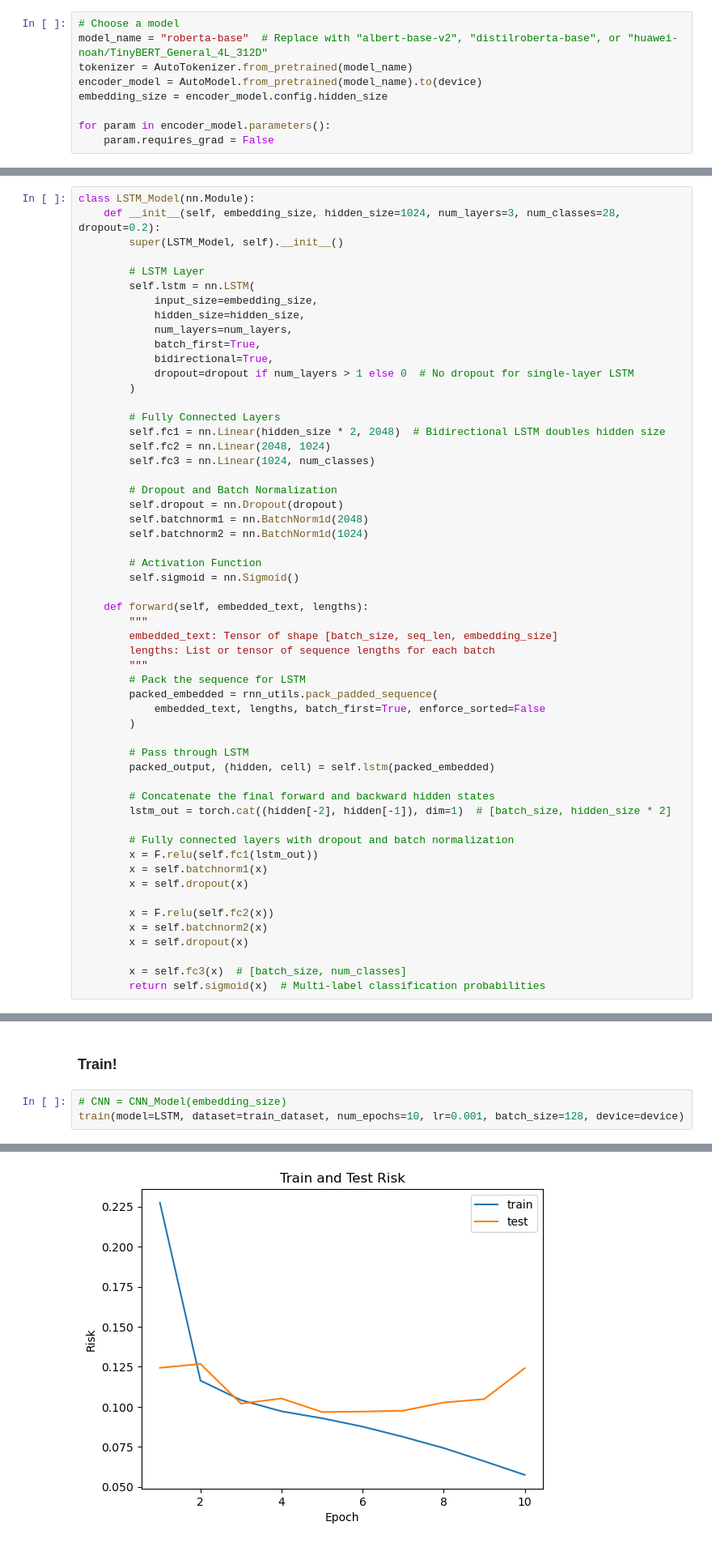
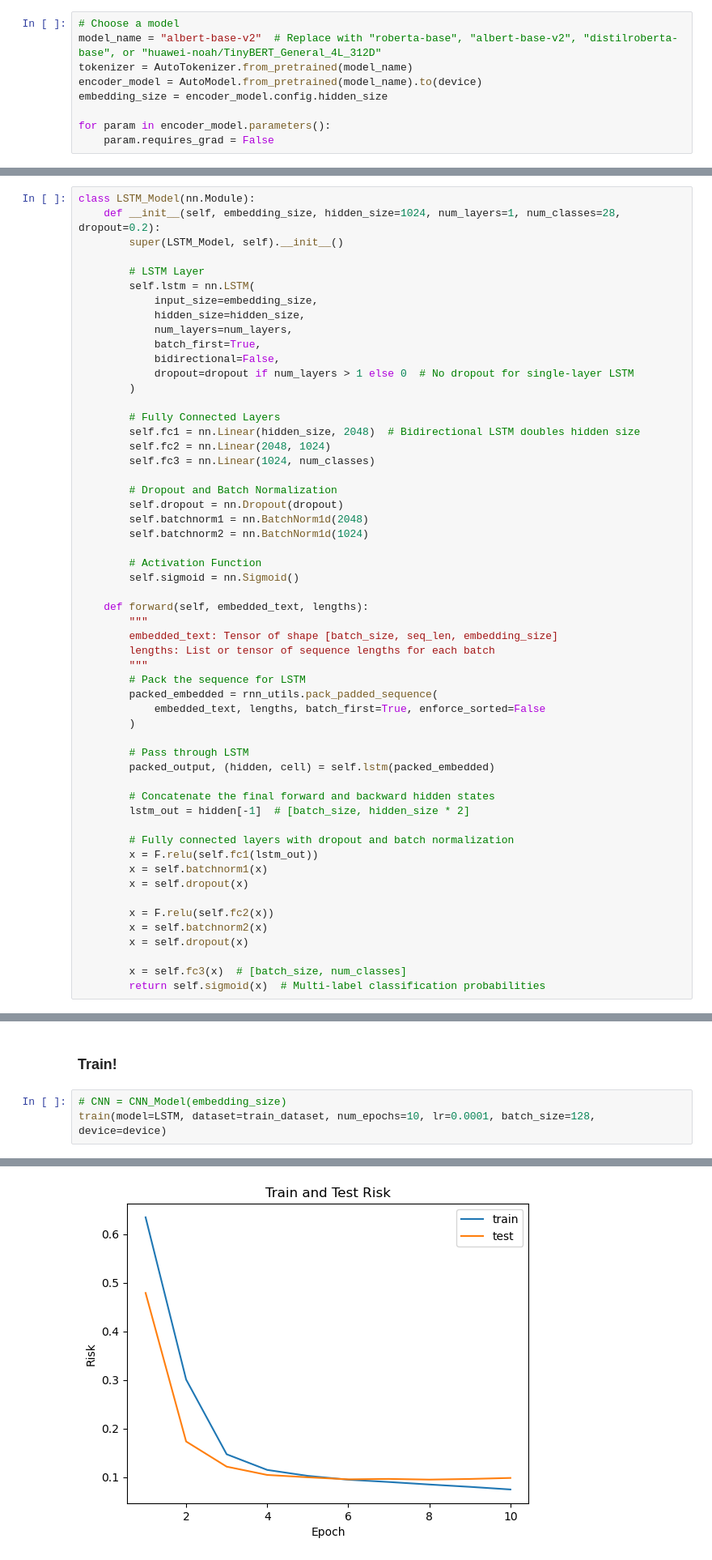
Before and after one commit to ZixiQu/SentiMind, a Jupyter notebook: source/SentiMindRNN.ipynb, the cells around one changed output, grey strips where cells are left out. Shown at 81% size. Drawn from its saved outputs; the diff is of its cells as text.

Commit message:
Update to one-directional LSTM

```diff
--- a/source/SentiMindRNN.ipynb
+++ b/source/SentiMindRNN.ipynb
@@ -77,7 +77,7 @@ cuda
 ##### Step 1 and 2: Tokenizing the input, use one of the pretrained encoder transformer from hugging face to process the embedding, make it context aware to increase accuracy.
 # %%
 # Choose a model
-model_name = "roberta-base"  # Replace with "albert-base-v2", "distilroberta-base", or "huawei-noah/TinyBERT_General_4L_312D"
+model_name = "albert-base-v2"  # Replace with "roberta-base", "albert-base-v2", "distilroberta-base", or "huawei-noah/TinyBERT_General_4L_312D"
 tokenizer = AutoTokenizer.from_pretrained(model_name)
 encoder_model = AutoModel.from_pretrained(model_name).to(device)
 embedding_size = encoder_model.config.hidden_size
@@ -111,7 +108,7 @@ Shape of lengths: torch.Size([2])
 ### Step 3: pass the context aware embedding to multiple layers of CNN
 # %%
 class LSTM_Model(nn.Module):
-    def __init__(self, embedding_size, hidden_size=1024, num_layers=3, num_classes=28, dropout=0.2):
+    def __init__(self, embedding_size, hidden_size=1024, num_layers=1, num_classes=28, dropout=0.2):
         super(LSTM_Model, self).__init__()
 
         # LSTM Layer
@@ -120,12 +117,12 @@ class LSTM_Model(nn.Module):
             hidden_size=hidden_size,
             num_layers=num_layers,
             batch_first=True,
-            bidirectional=True,
+            bidirectional=False,
             dropout=dropout if num_layers > 1 else 0  # No dropout for single-layer LSTM
         )
 
         # Fully Connected Layers
-        self.fc1 = nn.Linear(hidden_size * 2, 2048)  # Bidirectional LSTM doubles hidden size
+        self.fc1 = nn.Linear(hidden_size, 2048)  # Bidirectional LSTM doubles hidden size
         self.fc2 = nn.Linear(2048, 1024)
         self.fc3 = nn.Linear(1024, num_classes)
 
@@ -151,7 +148,7 @@ class LSTM_Model(nn.Module):
         packed_output, (hidden, cell) = self.lstm(packed_embedded)
 
         # Concatenate the final forward and backward hidden states
-        lstm_out = torch.cat((hidden[-2], hidden[-1]), dim=1)  # [batch_size, hidden_size * 2]
+        lstm_out = hidden[-1]  # [batch_size, hidden_size * 2]
 
         # Fully connected layers with dropout and batch normalization
         x = F.relu(self.fc1(lstm_out))
@@ -471,5 +482,5 @@ test(LSTM, test_dataset, loss_function, device)
 ### Train!
 # %%
 # CNN = CNN_Model(embedding_size)
-train(model=LSTM, dataset=train_dataset, num_epochs=10, lr=0.001, batch_size=128, device=device)
+train(model=LSTM, dataset=train_dataset, num_epochs=10, lr=0.0001, batch_size=128, device=device)
 # %% [output]
@@ -481 +492 @@ accuracy_epoch: 0.3734796595043572
-[figure, old version]
+[figure, new version]
```
Also changed, not shown: parts of 15 cells of this notebook.
